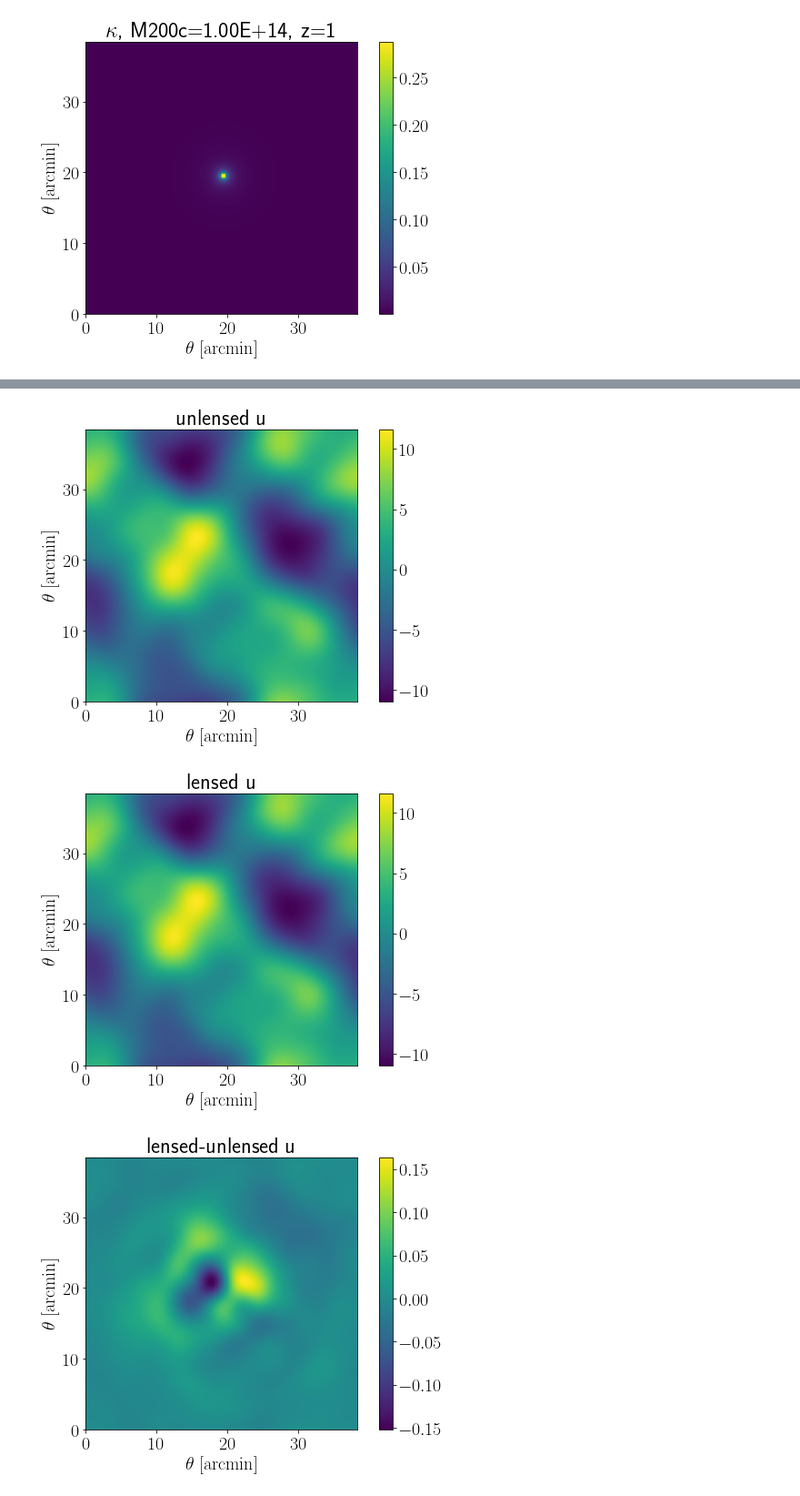
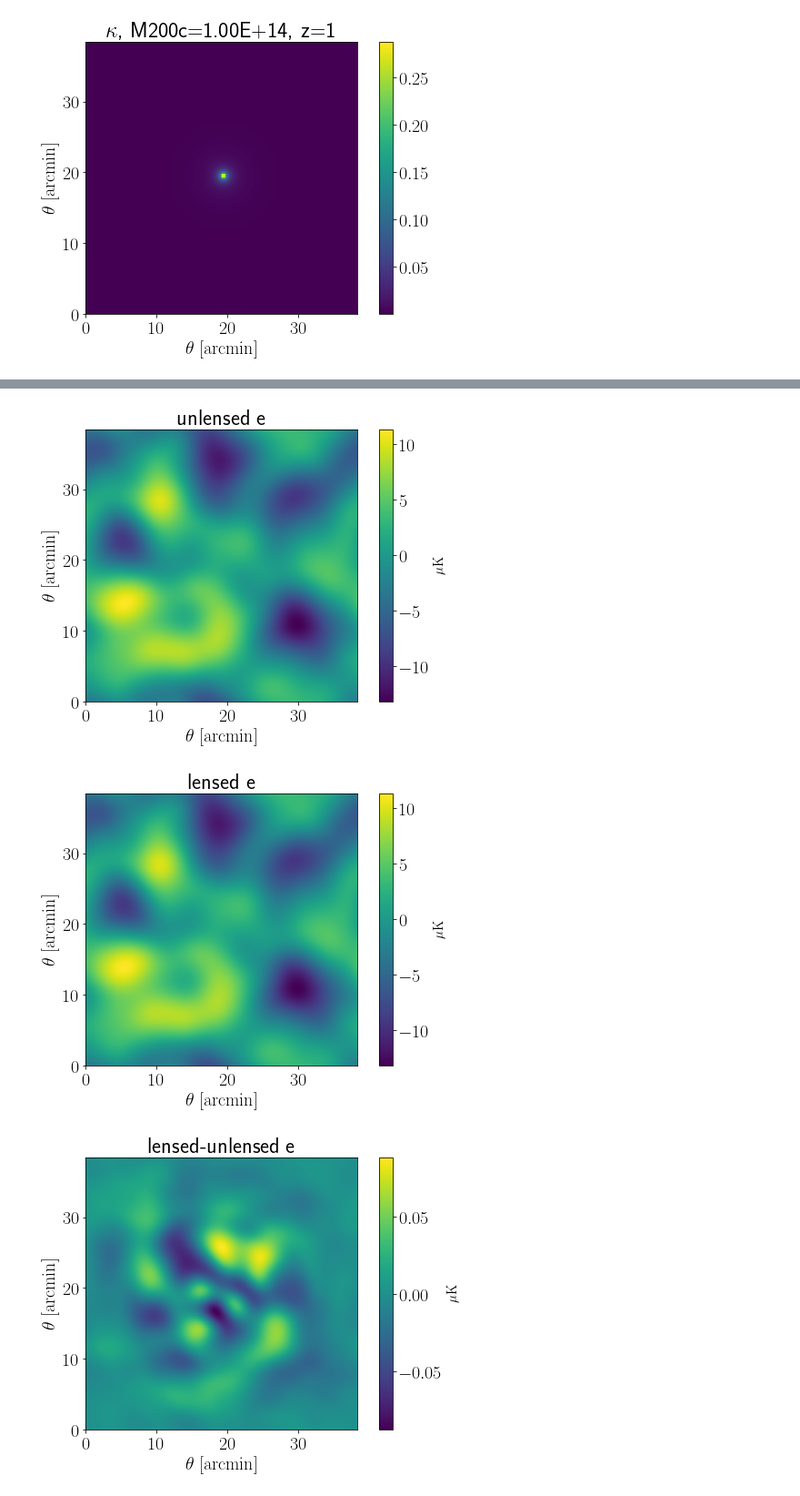
Before and after one commit to carronj/LensIt, a Jupyter notebook: notebooks/demo_cluster_lensing.ipynb, the cells around one changed output, grey strips where cells are left out. Shown at 91% size. Cells and saved outputs as stored; diff of their text form; code cells hidden in the pictures.

```diff
--- a/notebooks/demo_cluster_lensing.ipynb
+++ b/notebooks/demo_cluster_lensing.ipynb
@@ -44,7 +45,11 @@ ellmaxsky = 6000 # (bug when ellmax>6300 because of low precision in Cl_TE of CA
 # Number of simulated maps
 nsims = 1
 
+# Set CMB experiment for noise level and beam
+cmb_exp='5muKamin_1amin'
+# cmb_exp='S5'
+
 # We will cache things in this directory
-libdir = lensingmap.get_cluster_libdir(cambinifile, profname, npix, lpix_amin, ellmaxsky, M200, z, nsims)
+libdir = lensingmap.get_cluster_libdir(cambinifile, profname, npix, lpix_amin, ellmaxsky, M200, z, nsims, cmb_exp)
 print(libdir)
 # %% [output]
@@ -52,7 +57,7 @@ print(libdir)
 # %%
 # Instantiate the class containing the simulated maps
 
-clustermaps = lensingmap.cluster_maps(libdir, npix, lpix_amin, nsims, results, profparams, profilename=profname,  ellmax_sky = ellmaxsky)
+clustermaps = lensingmap.cluster_maps(libdir, npix, lpix_amin, nsims, results, profparams, profilename=profname,  ellmax_sky = ellmaxsky, cmb_exp=cmb_exp)
 # %%
 # We can have a look at the NFW convergence profile of our haloes
 
@@ -83,7 +88,7 @@ Text(0, 0.5, '$\\theta \\;[\\mathrm{arcmin}]$')
 # You can access the lensed and unlensed CMB maps with get_len_map and get_unl_map
 
 idx = 0 # Simulation index
-field = 'u' # Access the temperature field 't', or the polarization fields 'e' or 'b'
+field = 'e' # Access the temperature field 't', or the polarization fields 'e' or 'b', or 'q' and 'u'
 map_unl = clustermaps.get_unl_map(idx, field)
 map_len = clustermaps.get_len_map(idx, field)
 map_obs = clustermaps.get_obs_map(idx, field)
@@ -126,13 +96,13 @@ plt.imshow(emap)
 # %%
-# for i, (mp, title) in enumerate(zip([map_unl, map_len, map_unl-map_len, map_obs, map_noise], ['unlensed', 'lensed', 'unlensed - lensed', 'observed', 'noise'])):
 for i, (mp, title) in enumerate(zip([map_unl, map_len, map_len-map_unl, map_obs], ['unlensed', 'lensed', 'lensed-unlensed', 'observed'])):
     plt.figure()
     plt.imshow(mp, origin='lower', extent=[0, clustermaps.lpix_amin*clustermaps.npix, 0, clustermaps.lpix_amin*clustermaps.npix])
     plt.title(title + '  %s' % field)
     plt.xlabel(r'$\theta \;[\mathrm{arcmin}]$')
     plt.ylabel(r'$\theta \;[\mathrm{arcmin}]$')
-    plt.colorbar()
+    cbar = plt.colorbar()
+    cbar.ax.set_ylabel(r'$\mu \mathrm{K}$',fontsize=15)
 # %% [output]
-[figure, old version]
+[figure, new version]
-[figure, old version]
+[figure, new version]
-[figure, old version]
+[figure, new version]
```
Also changed, not shown: parts of 9 cells of this notebook, 1 other file.
